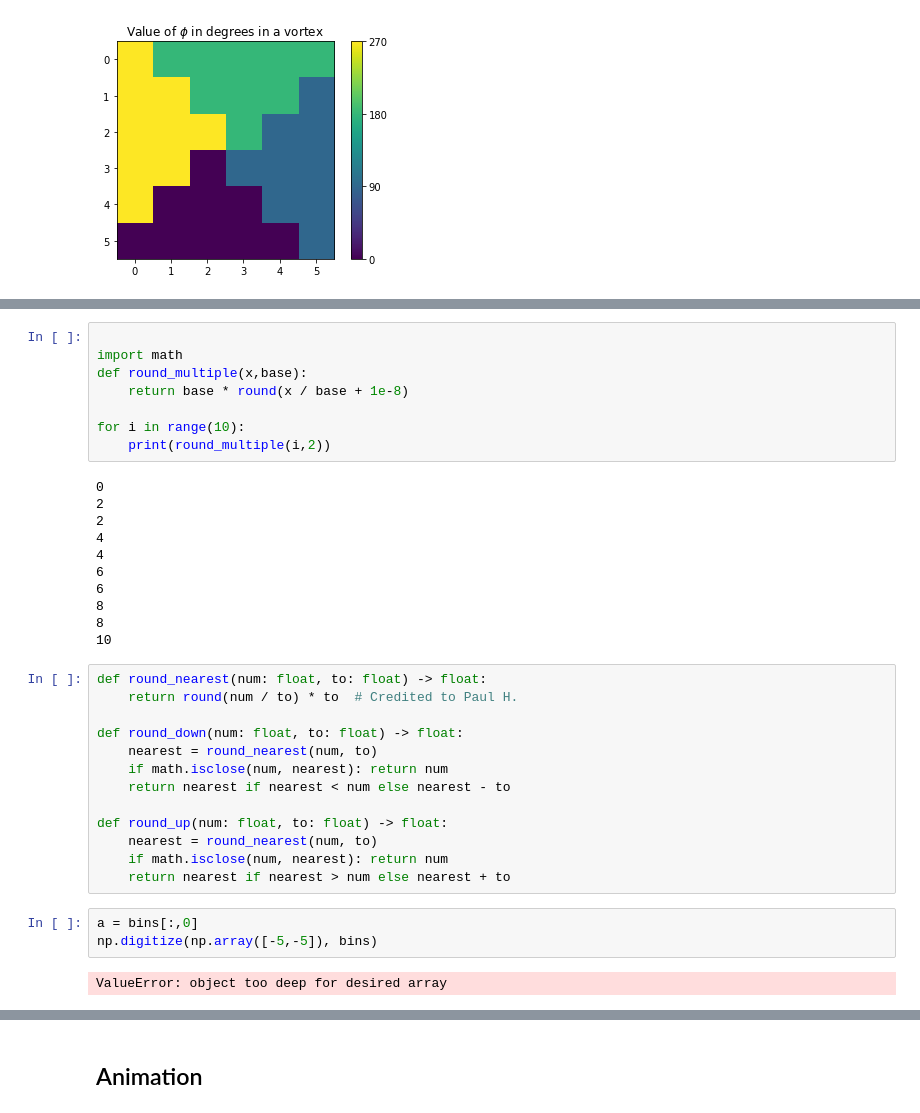
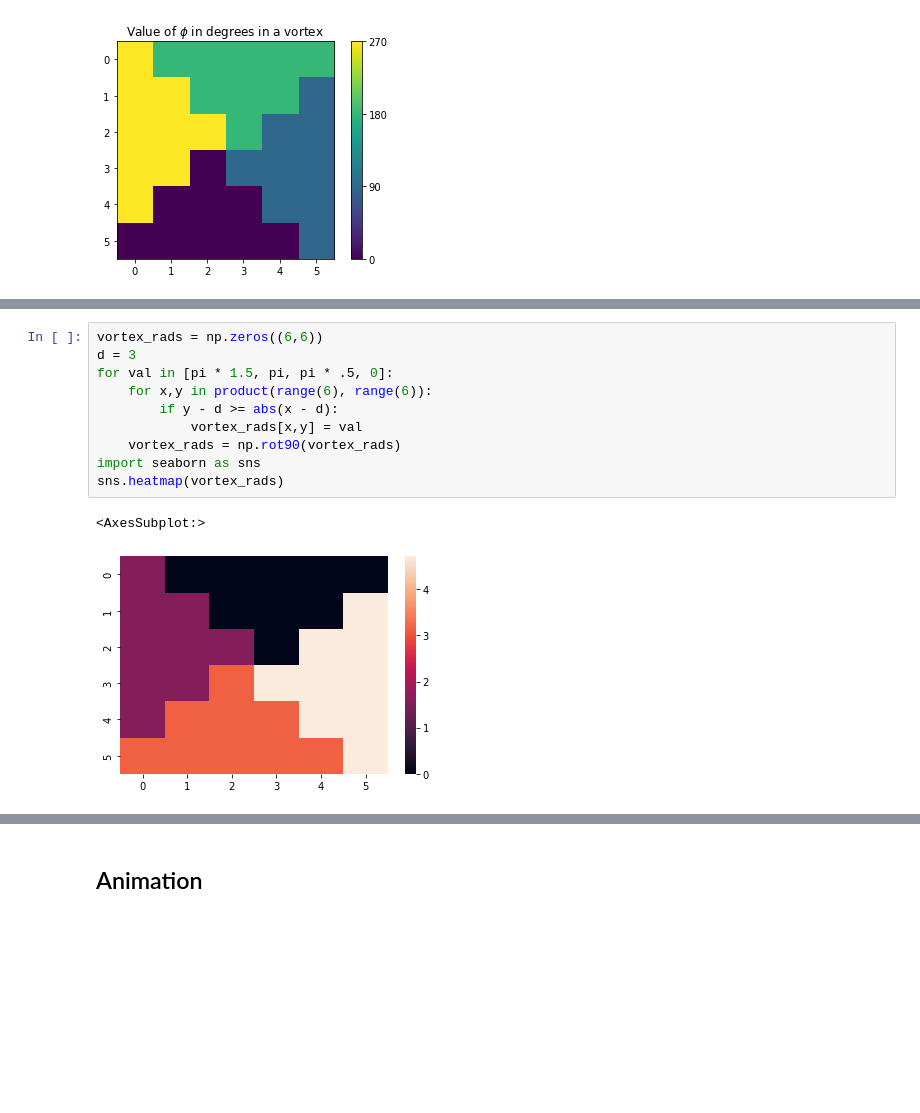
Before and after one commit to tornikeo/fe_vortex_optic_gates, a Jupyter notebook: simulation.ipynb, the cells around one changed output, grey strips where cells are left out. Saved outputs shown, nothing was run; the diff lists cells and outputs as text; blank space fills up the shorter version.

```diff
--- a/simulation.ipynb
+++ b/simulation.ipynb
@@ -122,40 +115,16 @@ sns.heatmap(xarr)
-# %%
-
-import math
-def round_multiple(x,base):
-    return base * round(x / base + 1e-8)
-
-for i in range(10):
-    print(round_multiple(i,2))
-# %% [output]
-0
-2
-2
-4
-4
-6
-6
-8
-8
-10
-# %%
-def round_nearest(num: float, to: float) -> float:
-    return round(num / to) * to  # Credited to Paul H.
-
-def round_down(num: float, to: float) -> float:
-    nearest = round_nearest(num, to)
-    if math.isclose(num, nearest): return num
-    return nearest if nearest < num else nearest - to
-
-def round_up(num: float, to: float) -> float:
-    nearest = round_nearest(num, to)
-    if math.isclose(num, nearest): return num
-    return nearest if nearest > num else nearest + to
-# %%
-a = bins[:,0]
-np.digitize(np.array([-5,-5]), bins)
-# %% [output]
-ValueError: object too deep for desired array
+# %%
+vortex_rads = np.zeros((6,6))
+d = 3
+for val in [pi * 1.5, pi, pi * .5, 0]:
+    for x,y in product(range(6), range(6)):
+        if y - d >= abs(x - d):
+            vortex_rads[x,y] = val
+    vortex_rads = np.rot90(vortex_rads)
+import seaborn as sns
+sns.heatmap(vortex_rads)
+# %% [output]
+<AxesSubplot:>
+[figure, added]
 # %%
 center = mp.Vector3(0,0,0)
 size = mp.Vector3(10,10,0)
```
Also changed, not shown: parts of 19 cells of this notebook.
